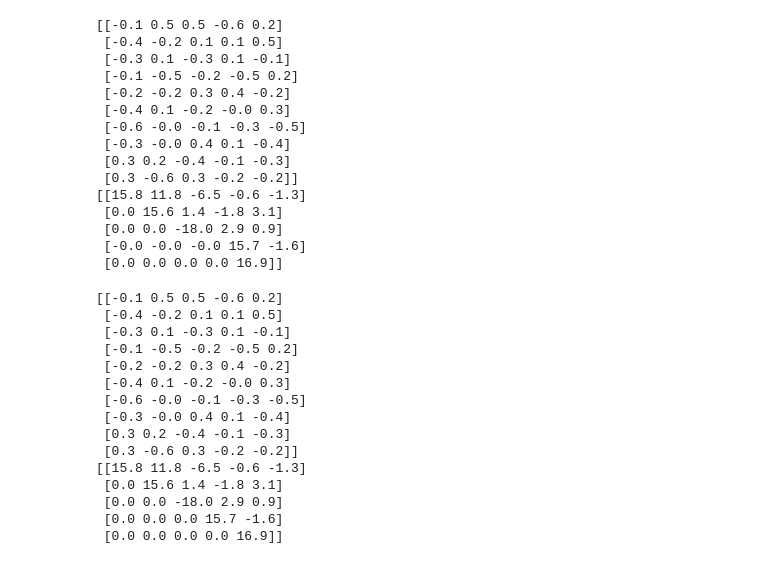
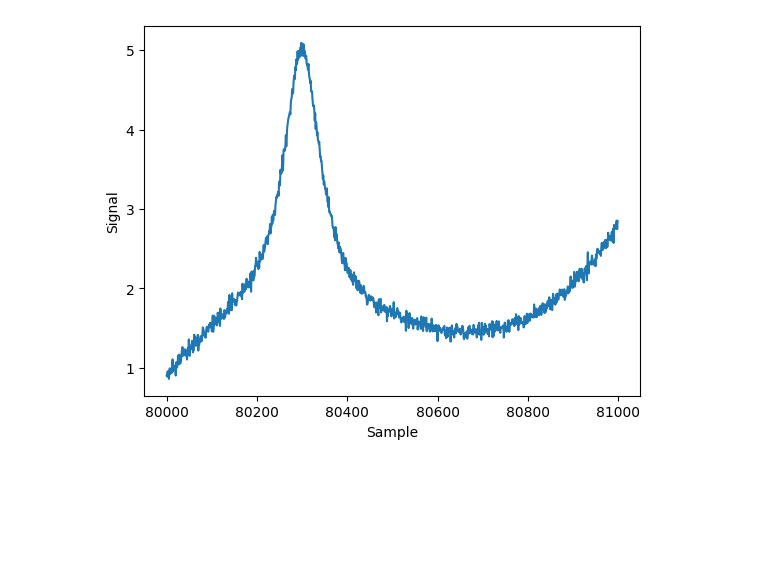
Before and after one commit to nwalser/systems-engineering-numerik, a Jupyter notebook: week5/qr.ipynb, the cells around one changed output. Cells and saved outputs as stored; diff of their text form; code cells hidden in the pictures; blank space fills up the shorter version.

```diff
--- a/week5/qr.ipynb
+++ b/week5/qr.ipynb
@@ -59,44 +61,25 @@ A = np.array([  [-1,  7, -8, -9,  6],
                 [ 5,  7,  5, -4, -5],
                 [ 4, -6, -8, -2, -5]],dtype=float)
 
-Q, R = qrDecomposition(A)
-print(Q)
-print(R)
+Q1, R1 = qrDecomposition(A)
+Q2, R2 = np.linalg.qr(A)
 
-assert(np.sum(A-Q@R) < 1e-8)
+# check equality and function of matrices
+assert(np.sum(Q1-Q2) < 1e-8)
+assert(np.sum(R1-R2) < 1e-8)
+assert(np.sum(A-Q1@R1) < 1e-8)
-# %% [output]
-[[-0.1 0.5 0.5 -0.6 0.2]
- [-0.4 -0.2 0.1 0.1 0.5]
- [-0.3 0.1 -0.3 0.1 -0.1]
- [-0.1 -0.5 -0.2 -0.5 0.2]
- [-0.2 -0.2 0.3 0.4 -0.2]
- [-0.4 0.1 -0.2 -0.0 0.3]
- [-0.6 -0.0 -0.1 -0.3 -0.5]
- [-0.3 -0.0 0.4 0.1 -0.4]
- [0.3 0.2 -0.4 -0.1 -0.3]
- [0.3 -0.6 0.3 -0.2 -0.2]]
-[[15.8 11.8 -6.5 -0.6 -1.3]
- [0.0 15.6 1.4 -1.8 3.1]
- [0.0 0.0 -18.0 2.9 0.9]
- [-0.0 -0.0 -0.0 15.7 -1.6]
- [0.0 0.0 0.0 0.0 16.9]]
-# %%
-Q1,R1 = np.linalg.qr(A)
-print(Q1)
-print(R1)
-# %% [output]
-[[-0.1 0.5 0.5 -0.6 0.2]
- [-0.4 -0.2 0.1 0.1 0.5]
- [-0.3 0.1 -0.3 0.1 -0.1]
- [-0.1 -0.5 -0.2 -0.5 0.2]
- [-0.2 -0.2 0.3 0.4 -0.2]
- [-0.4 0.1 -0.2 -0.0 0.3]
- [-0.6 -0.0 -0.1 -0.3 -0.5]
- [-0.3 -0.0 0.4 0.1 -0.4]
- [0.3 0.2 -0.4 -0.1 -0.3]
- [0.3 -0.6 0.3 -0.2 -0.2]]
-[[15.8 11.8 -6.5 -0.6 -1.3]
- [0.0 15.6 1.4 -1.8 3.1]
- [0.0 0.0 -18.0 2.9 0.9]
- [0.0 0.0 0.0 15.7 -1.6]
- [0.0 0.0 0.0 0.0 16.9]]
+# %%
+import matplotlib.pyplot as plt
+
+data = np.loadtxt('data.txt')
+
+x = data[:,0]
+ym = data[:,1]
+
+# visualize data
+plt.plot(x, ym)
+plt.ylabel("Signal")
+plt.xlabel("Sample")
+plt.show()
+# %% [output]
+[figure, added]
```
Also changed, not shown: parts of 2 cells of this notebook, 1 other file.
